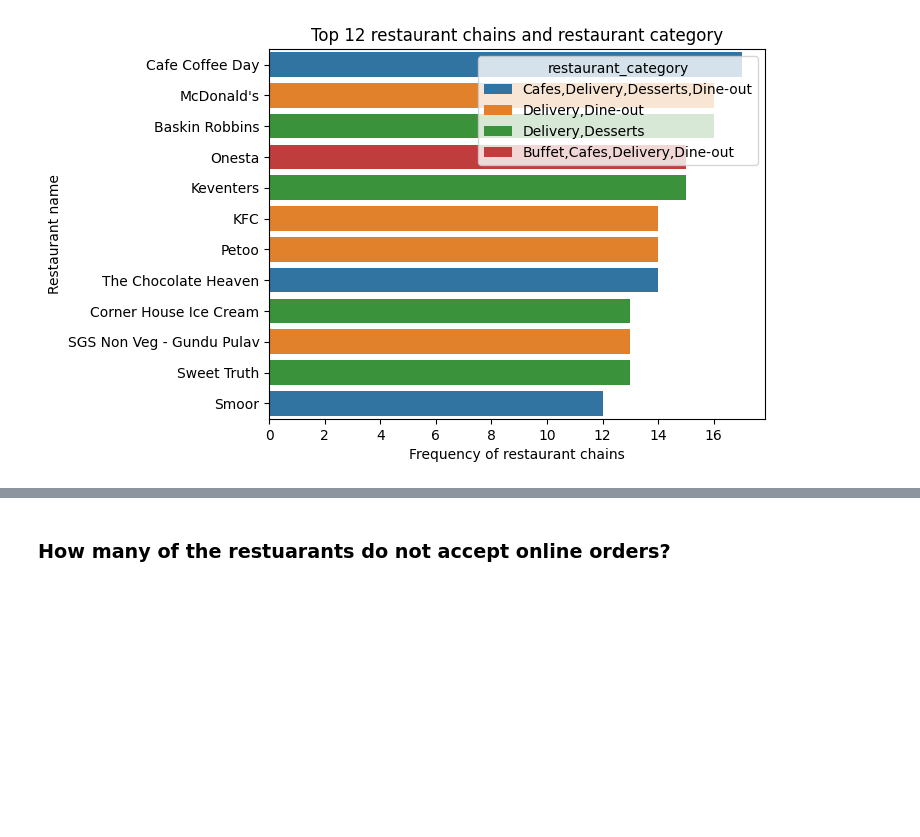
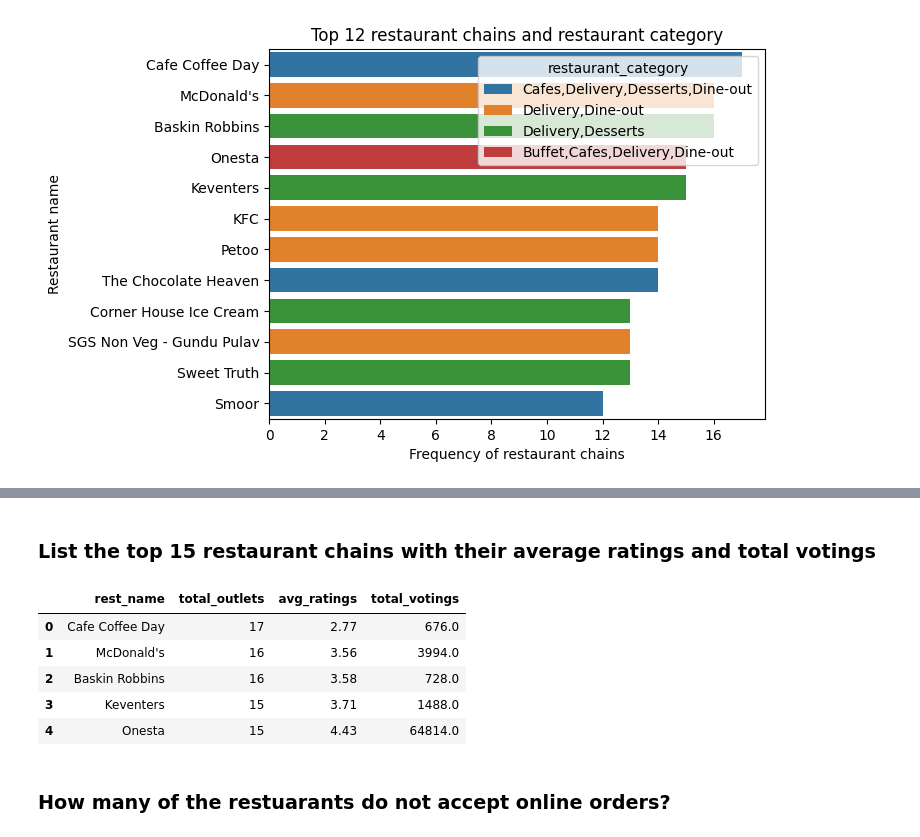
Before and after one commit to Bhuvi128/Bengaluru-Restaurant-Trends-Analysis, a Jupyter notebook: Bengaluru Restaurant Trends Analysis.ipynb, the cells around one changed output, grey strips where cells are left out. Saved outputs shown, nothing was run; the diff lists cells and outputs as text; code cells hidden in the pictures; blank space fills up the shorter version.

```diff
--- a/Bengaluru Restaurant Trends Analysis.ipynb
+++ b/Bengaluru Restaurant Trends Analysis.ipynb
@@ -130,3 +238,24 @@ plt.show()
+# %% [markdown]
+### List the top 15 restaurant chains with their average ratings and total votings
+# %%
+query = """
+select re.rest_name, count(distinct re.restaurant_id) total_outlets,
+round(avg(ra.rate),2) avg_ratings, sum(ra.votes) total_votings
+from ratings ra right join restaurant re
+on ra.restaurant_id = re.restaurant_id
+group by re.rest_name
+order by total_outlets desc
+limit 15;
+"""
+top_15_rest_ratings = pd.read_sql(query, conn)
+top_15_rest_ratings.head()
+# %% [output]
+|  | rest_name | total_outlets | avg_ratings | total_votings |
+| 0 | Cafe Coffee Day | 17 | 2.77 | 676.0 |
+| 1 | McDonald's | 16 | 3.56 | 3994.0 |
+| 2 | Baskin Robbins | 16 | 3.58 | 728.0 |
+| 3 | Keventers | 15 | 3.71 | 1488.0 |
+| 4 | Onesta | 15 | 4.43 | 64814.0 |
 # %% [markdown]
 ### How many of the restuarants do not accept online orders?
 # %%
```
Also changed, not shown: parts of 11 cells of this notebook, 1 other file.
